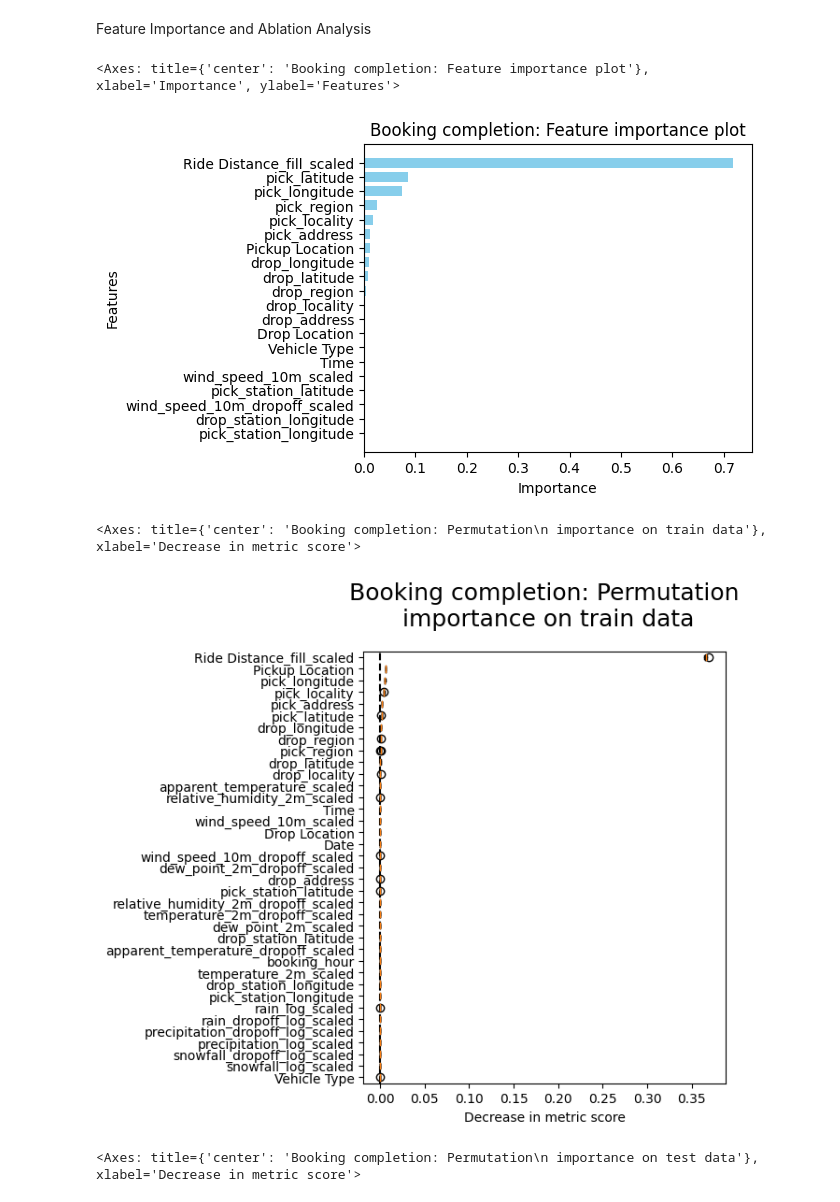
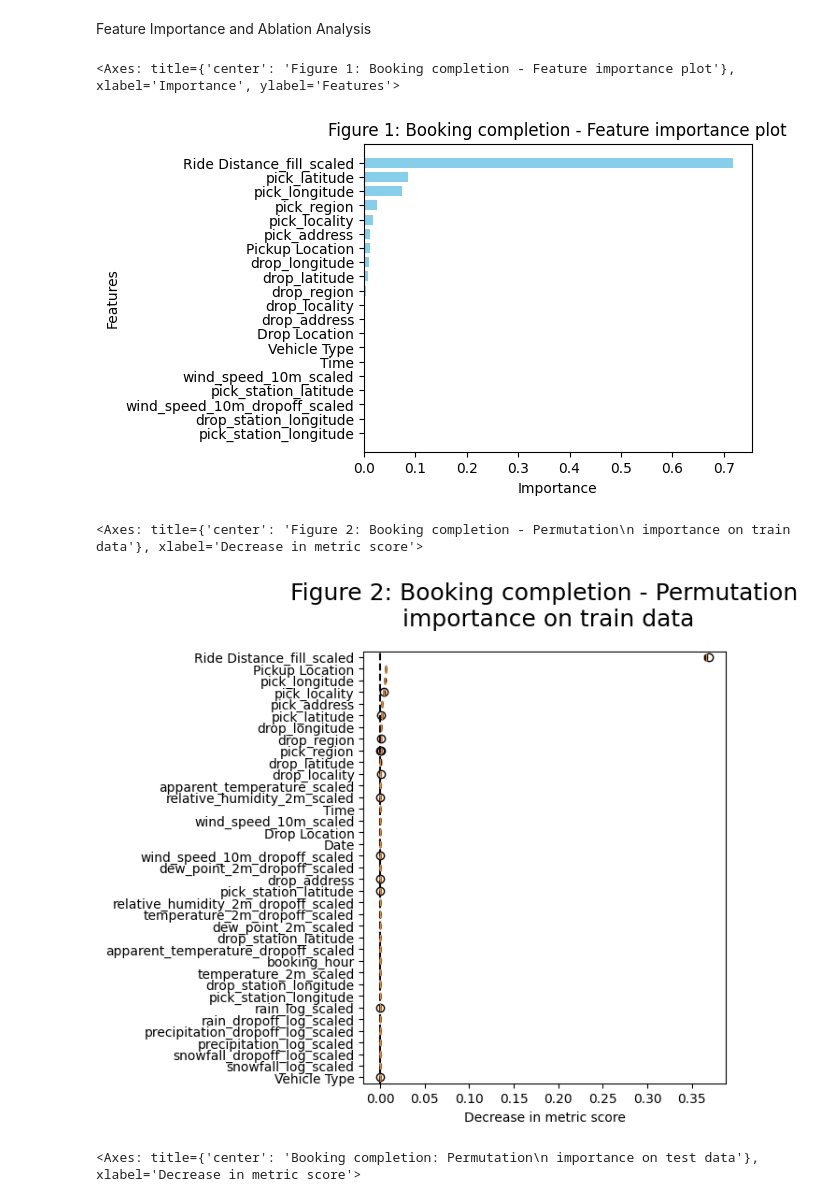
Before and after one commit to NDuan-510/MADS-MS2-Uber-Analysis, a Jupyter notebook: 4.4. Supervised Model evaluation & Failure analysis (booking completion) (fulldata).ipynb, the cells around one changed output. Saved outputs shown, nothing was run; the diff lists cells and outputs as text; code cells hidden in the pictures.

Commit message:
Update figure numbering and requirement file

```diff
--- a/4.4. Supervised Model evaluation & Failure analysis (booking completion) (fulldata).ipynb
+++ b/4.4. Supervised Model evaluation & Failure analysis (booking completion) (fulldata).ipynb
@@ -170,11 +170,11 @@ classify_vis_obj.ROC_curve(model)
 Feature Importance and Ablation Analysis
 # %%
 classify_vis_obj.feature_importance_plot(model.named_steps['clf'].feature_importances_,normalize=False,top_n=20,
-                                         title='Booking completion: Feature importance plot',
+                                         title='Figure 1: Booking completion - Feature importance plot',
                                          figsize=(5,4))
 # %% [output]
-<Axes: title={'center': 'Booking completion: Feature importance plot'}, xlabel='Importance', ylabel='Features'>
+<Axes: title={'center': 'Figure 1: Booking completion - Feature importance plot'}, xlabel='Importance', ylabel='Features'>
-[figure, old version]
+[figure, new version]
 # %%
 try:
     os.makedirs(f'{base_directory}/evaluation', exist_ok=True)
@@ -198,10 +198,10 @@ except:
     with open(base_directory + "/evaluation/booking_cancel_permutation_test_result.pkl", "wb") as f:
         pickle.dump(test_permute, f)
 # %%
-classify_vis_obj.permutation_importance_plot(train_permute,figsize=(5,6),title='Booking completion: Permutation\n importance on train data')
+classify_vis_obj.permutation_importance_plot(train_permute,figsize=(5,6),title='Figure 2: Booking completion - Permutation\n importance on train data')
 # %% [output]
-<Axes: title={'center': 'Booking completion: Permutation\n importance on train data'}, xlabel='Decrease in metric score'>
+<Axes: title={'center': 'Figure 2: Booking completion - Permutation\n importance on train data'}, xlabel='Decrease in metric score'>
-[figure, old version]
+[figure, new version]
 # %%
 classify_vis_obj.permutation_importance_plot(test_permute,figsize=(8,6),title='Booking completion: Permutation\n importance on test data')
 # %% [output]
```
Also changed, not shown: parts of 1 cell of this notebook, 2 other files.
